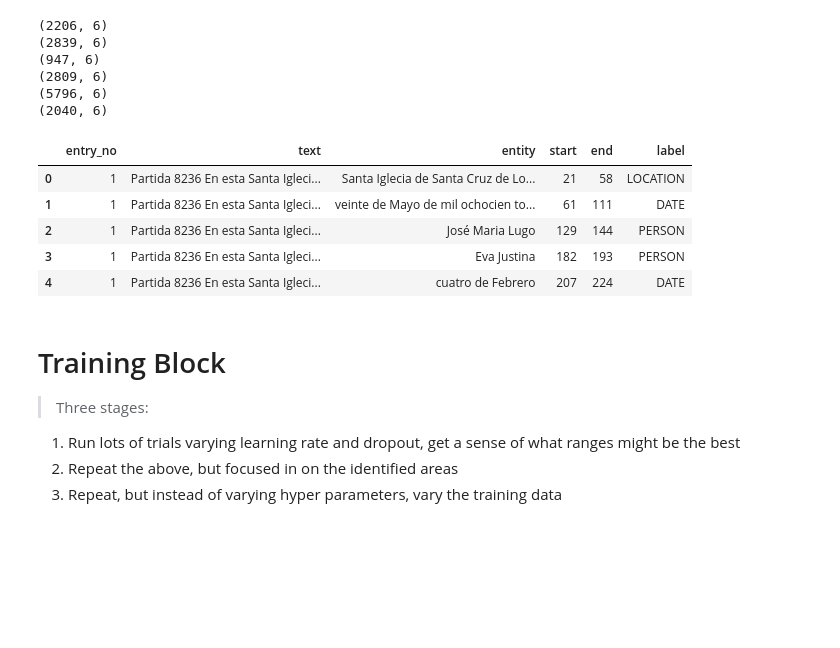
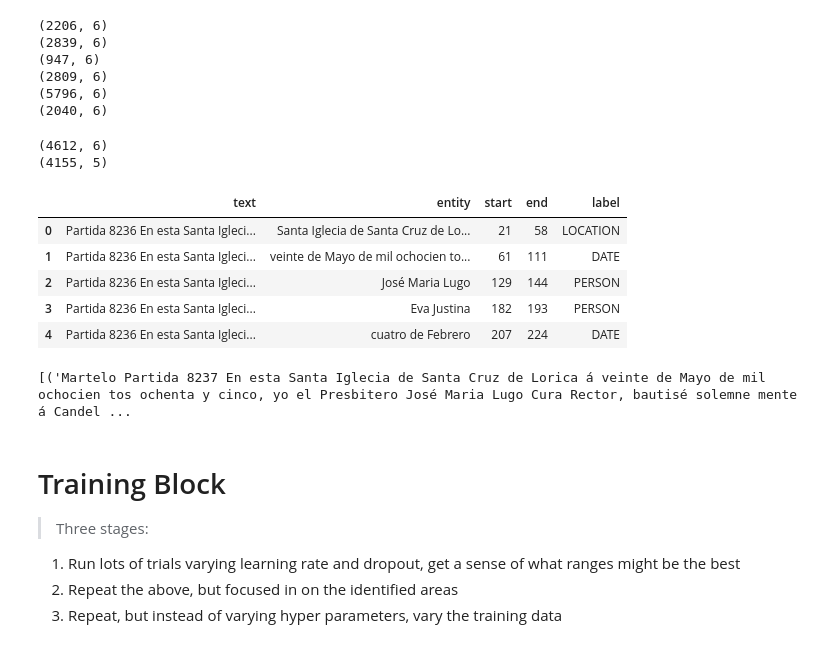
Before and after one commit to slavesocieties/ssda-nlp, a Jupyter notebook: 70-exhaustive-training.ipynb, the cells around one changed output. Cells and saved outputs as stored; diff of their text form; code cells hidden in the pictures; blank space fills up the shorter version.

```diff
--- a/70-exhaustive-training.ipynb
+++ b/70-exhaustive-training.ipynb
@@ -109,19 +109,28 @@ for i in range(1,11):
 # %%
 #no_test
 
 # Split data
 train_df, valid_df, test_df = split_data_grp(collated_df, prop_train = 0.7, prop_validation = 0.2, grp_var = 'entry_no', seed=seed)
 # Generate Spacy datasets
 train_spacy = genSpaCyInput(train_df)
 # Look at column names
-train_df.head()
+print(train_df.shape)
+train_df = train_df.drop('entry_no',axis=1)
+train_df.drop_duplicates(inplace=True)
+print(train_df.shape)
+pd.set_option("display.max_rows", None, "display.max_columns", None)
+display(train_df.head()) #1000000
+#train_df.loc[train_df['start'] == 401] #Returns the wrong ent
+#train_df.loc[train_df['end'] == 409] #Returns nothing
 # %% [output]
+(4612, 6)
+(4155, 5)
-|  | entry_no | text | entity | start | end | label |
-| 0 | 1 | Partida 8236 En esta Santa Igleci... | Santa Iglecia de Santa Cruz de Lo... | 21 | 58 | LOCATION |
-| 1 | 1 | Partida 8236 En esta Santa Igleci... | veinte de Mayo de mil ochocien to... | 61 | 111 | DATE |
-| 2 | 1 | Partida 8236 En esta Santa Igleci... | José Maria Lugo | 129 | 144 | PERSON |
-| 3 | 1 | Partida 8236 En esta Santa Igleci... | Eva Justina | 182 | 193 | PERSON |
-| 4 | 1 | Partida 8236 En esta Santa Igleci... | cuatro de Febrero | 207 | 224 | DATE |
+|  | text | entity | start | end | label |
+| 0 | Partida 8236 En esta Santa Igleci... | Santa Iglecia de Santa Cruz de Lo... | 21 | 58 | LOCATION |
+| 1 | Partida 8236 En esta Santa Igleci... | veinte de Mayo de mil ochocien to... | 61 | 111 | DATE |
+| 2 | Partida 8236 En esta Santa Igleci... | José Maria Lugo | 129 | 144 | PERSON |
+| 3 | Partida 8236 En esta Santa Igleci... | Eva Justina | 182 | 193 | PERSON |
+| 4 | Partida 8236 En esta Santa Igleci... | cuatro de Febrero | 207 | 224 | DATE |
 # %%
 #no_test
 
@@ -130,6 +139,10 @@ nlp = load_model()
 for text, annots in train_spacy:
     if "[margin]: Fran.co esc.o Domingo dos de Marco" in text:
         print(spacy.training.offsets_to_biluo_tags(nlp.make_doc(text), annots["entities"]))
+# %%
+print(training_data)
+# %% [output]
+[('Martelo Partida 8237 En esta Santa Iglecia de Santa Cruz de Lorica á veinte de Mayo de mil ochocien tos ochenta y cinco, yo el Presbitero José Maria Lugo Cura Rector, bautisé solemne mente á Candel ...
 # %% [markdown]
 # Training Block
 > Three stages:
```
Also changed, not shown: parts of 2 cells of this notebook.
